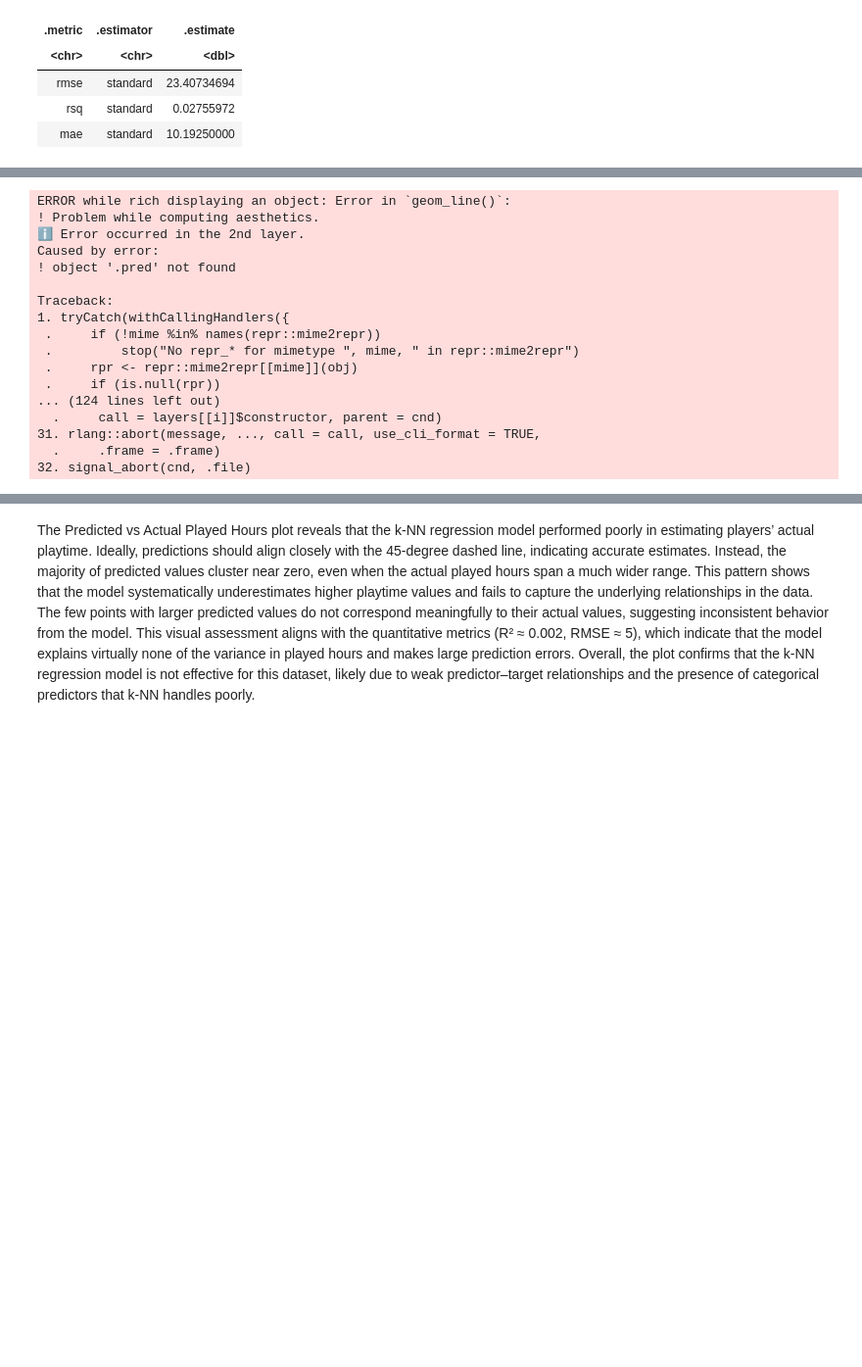
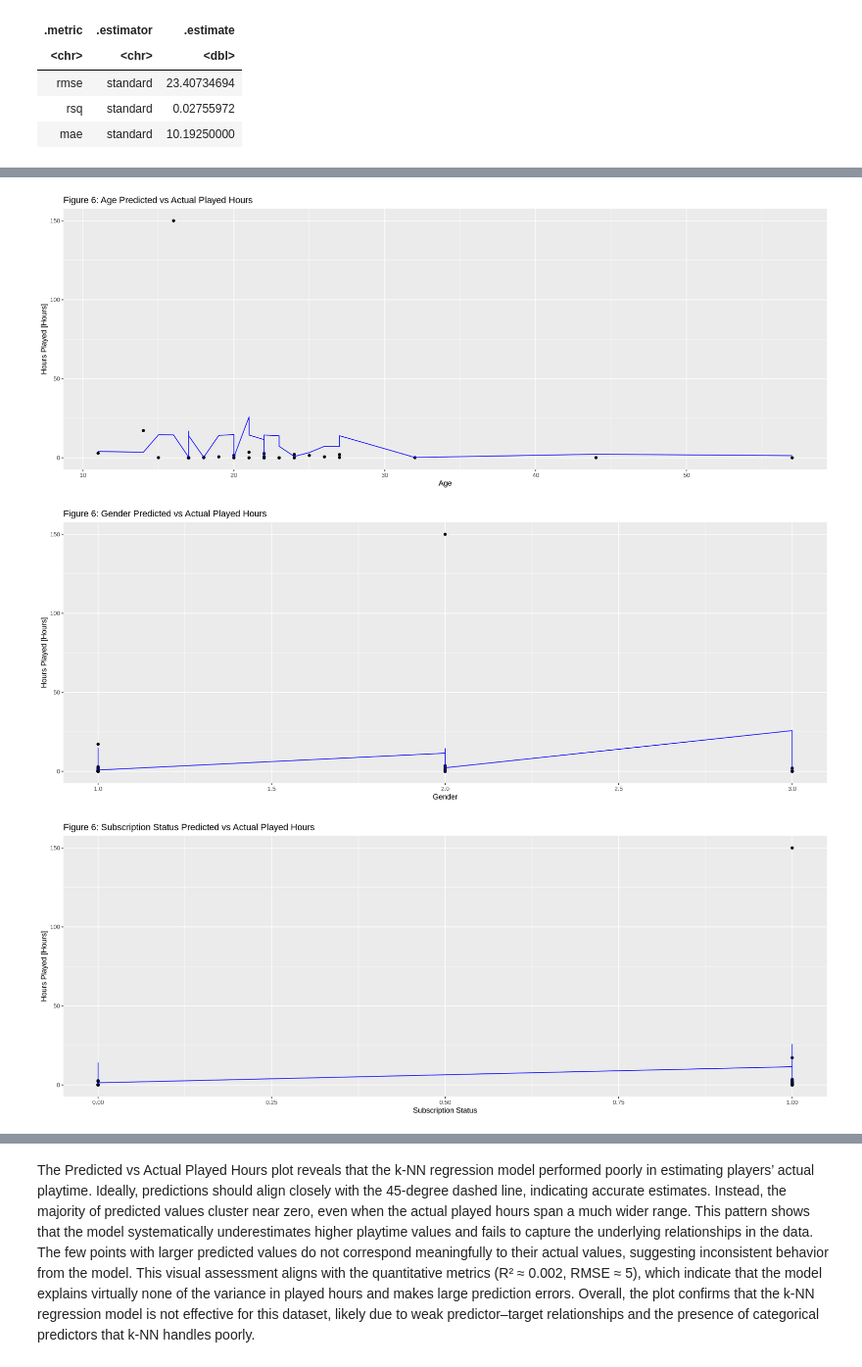
Before and after one commit to ctrl-tiramisu/dsci100-group-008, a Jupyter notebook: group 8 report-Copy1.ipynb, the cells around one changed output, grey strips where cells are left out. Shown at 98% size. Saved outputs shown, nothing was run; the diff lists cells and outputs as text; code cells hidden in the pictures; blank space fills up the shorter version.

```diff
--- a/group 8 report-Copy1.ipynb
+++ b/group 8 report-Copy1.ipynb
@@ -410,20 +420,47 @@ A tibble: 3 × 3
 # %%
 ## Plot the KNN Results
+
+players_pred_plot_age <- players_summary |>
+      ggplot(aes(x = Age, y = played_hours)) +
+      geom_point() +
+      geom_line(aes(x = Age, y = .pred), color = "blue") +
+      labs(
+        title = "Figure 6: Age Predicted vs Actual Played Hours",
+        x = "Age",
+        y = "Hours Played [Hours]")
+
+players_pred_plot_gender <- players_summary |>
+      ggplot(aes(x = gender, y = played_hours)) +
+      geom_point() +
+      geom_line(aes(x = gender, y = .pred), color = "blue") +
+      labs(
+        title = "Figure 6: Gender Predicted vs Actual Played Hours",
+        x = "Gender",
+        y = "Hours Played [Hours]")
+
+players_pred_plot_subscribe <- players_summary |>
+      ggplot(aes(x = subscribe, y = played_hours)) +
+      geom_point() +
+      geom_line(aes(x = subscribe, y = .pred), color = "blue") +
+      labs(
+        title = "Figure 6: Subscription Status Predicted vs Actual Played Hours",
+        x = "Subscription Status",
+        y = "Hours Played [Hours]")
+
+players_pred_plot_experience <- players_summary |>
+      ggplot(aes(x = experience, y = played_hours)) +
+      geom_point() +
+      geom_line(aes(x = experience, y = .pred), color = "blue") +
+      labs(
+        title = "Figure 6: Experience Predicted vs Actual Played Hours",
+        x = "Age",
+        y = "Hours Played [Hours]")
+
+players_pred_plot_age
+players_pred_plot_gender
+players_pred_plot_subscribe
+players_pred_plot_experience
 # %% [output]
-ERROR while rich displaying an object: Error in `geom_line()`:
-! Problem while computing aesthetics.
-ℹ Error occurred in the 2nd layer.
-Caused by error:
-! object '.pred' not found
-
-Traceback:
-1. tryCatch(withCallingHandlers({
- .     if (!mime %in% names(repr::mime2repr))
- .         stop("No repr_* for mimetype ", mime, " in repr::mime2repr")
- .     rpr <- repr::mime2repr[[mime]](obj)
- .     if (is.null(rpr))
-... (124 lines left out)
-  .     call = layers[[i]]$constructor, parent = cnd)
-31. rlang::abort(message, ..., call = call, use_cli_format = TRUE,
-  .     .frame = .frame)
-32. signal_abort(cnd, .file)
+[figure, added]
+[figure, added]
+[figure, added]
```
Also changed, not shown: parts of 4 cells of this notebook.
